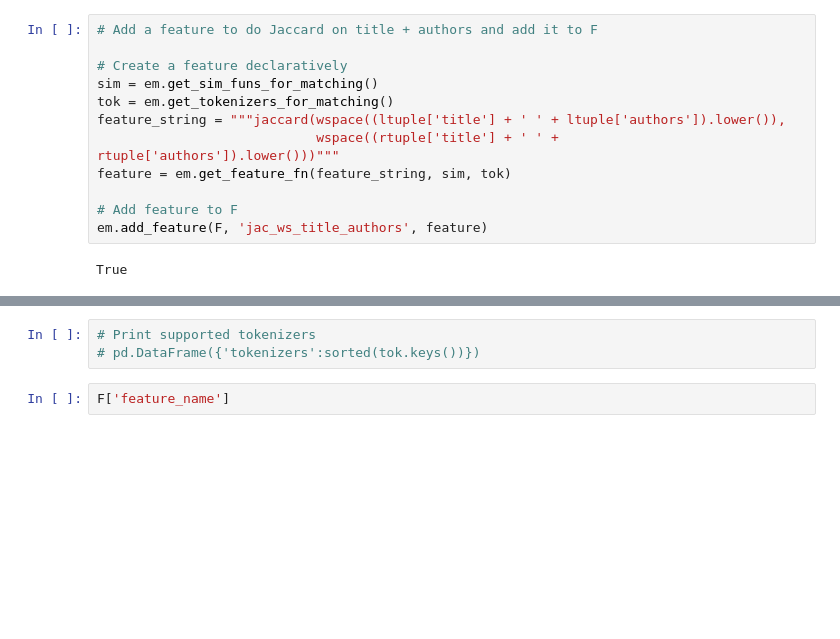
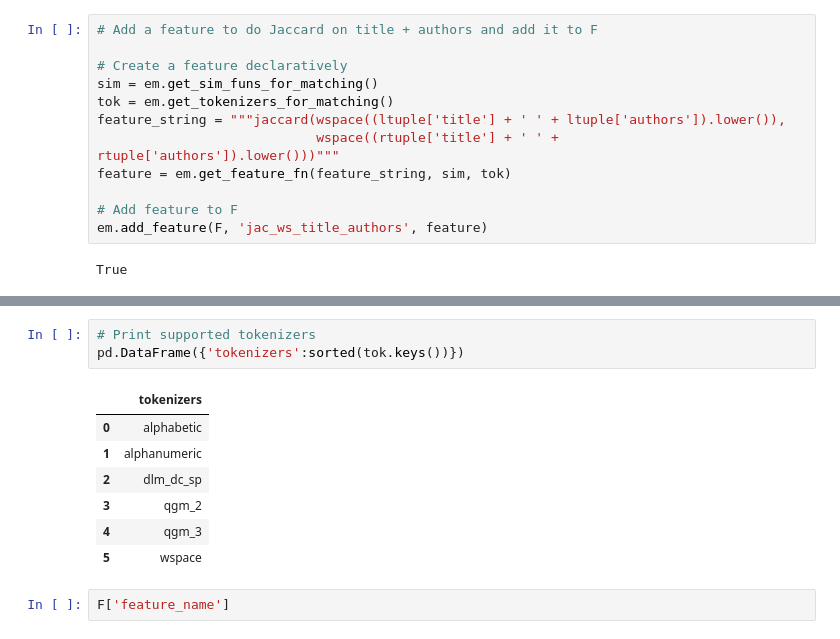
Before and after one commit to shrunambiar/py_entitymatching, a Jupyter notebook: notebooks/how-to-guides/Demo/mur_demo/Demo_notebook_v6.ipynb, the cells around one changed output, grey strips where cells are left out. Saved outputs shown, nothing was run; the diff lists cells and outputs as text; blank space fills up the shorter version.

```diff
--- a/notebooks/how-to-guides/Demo/mur_demo/Demo_notebook_v6.ipynb
+++ b/notebooks/how-to-guides/Demo/mur_demo/Demo_notebook_v6.ipynb
@@ -299,6 +311,14 @@ True
 # %%
 # Print supported tokenizers
-# pd.DataFrame({'tokenizers':sorted(tok.keys())})
+pd.DataFrame({'tokenizers':sorted(tok.keys())})
+# %% [output]
+|  | tokenizers |
+| 0 | alphabetic |
+| 1 | alphanumeric |
+| 2 | dlm_dc_sp |
+| 3 | qgm_2 |
+| 4 | qgm_3 |
+| 5 | wspace |
 # %%
 F['feature_name']
 # %% [output]
```
Also changed, not shown: parts of 10 cells of this notebook, 1 other file.
